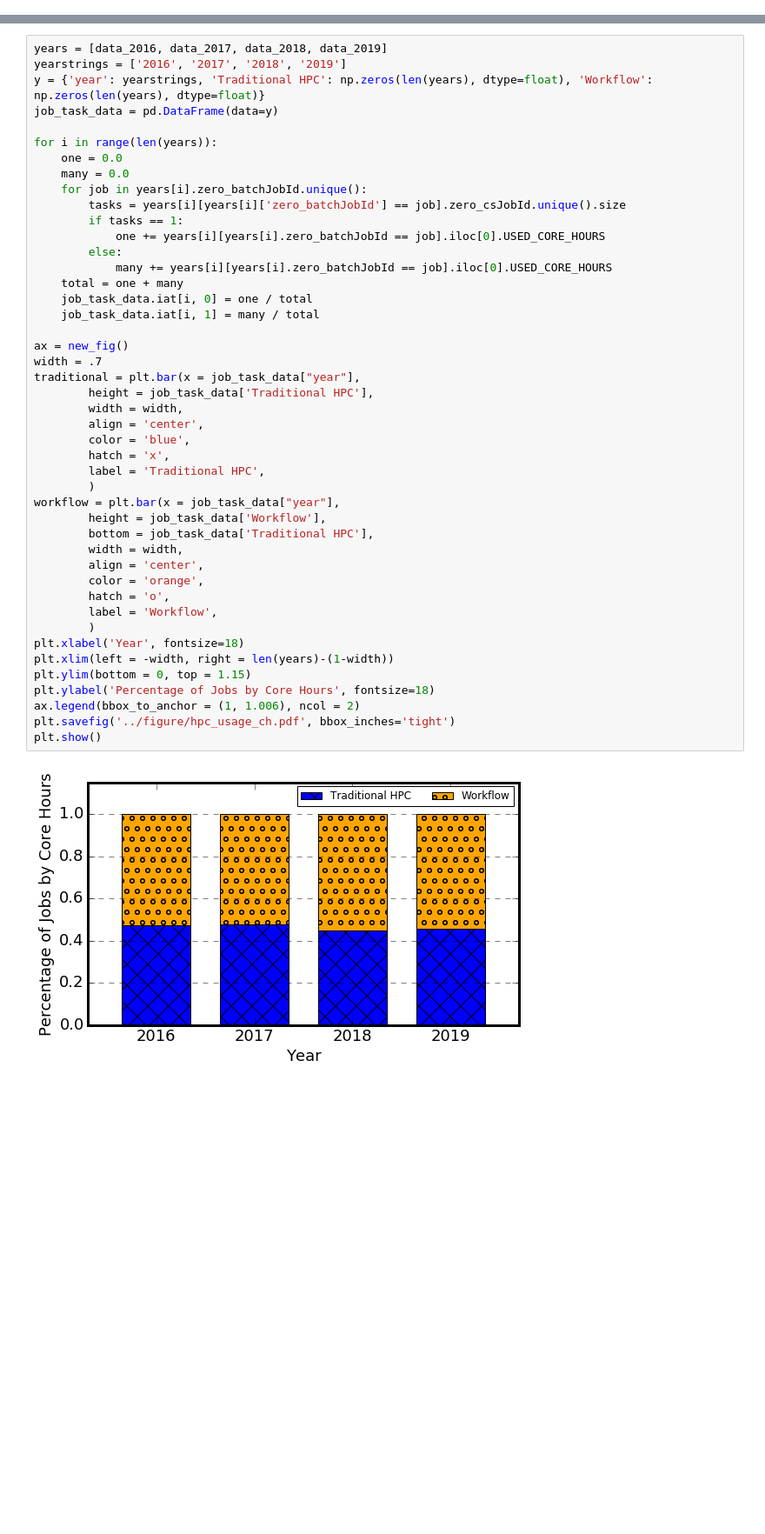
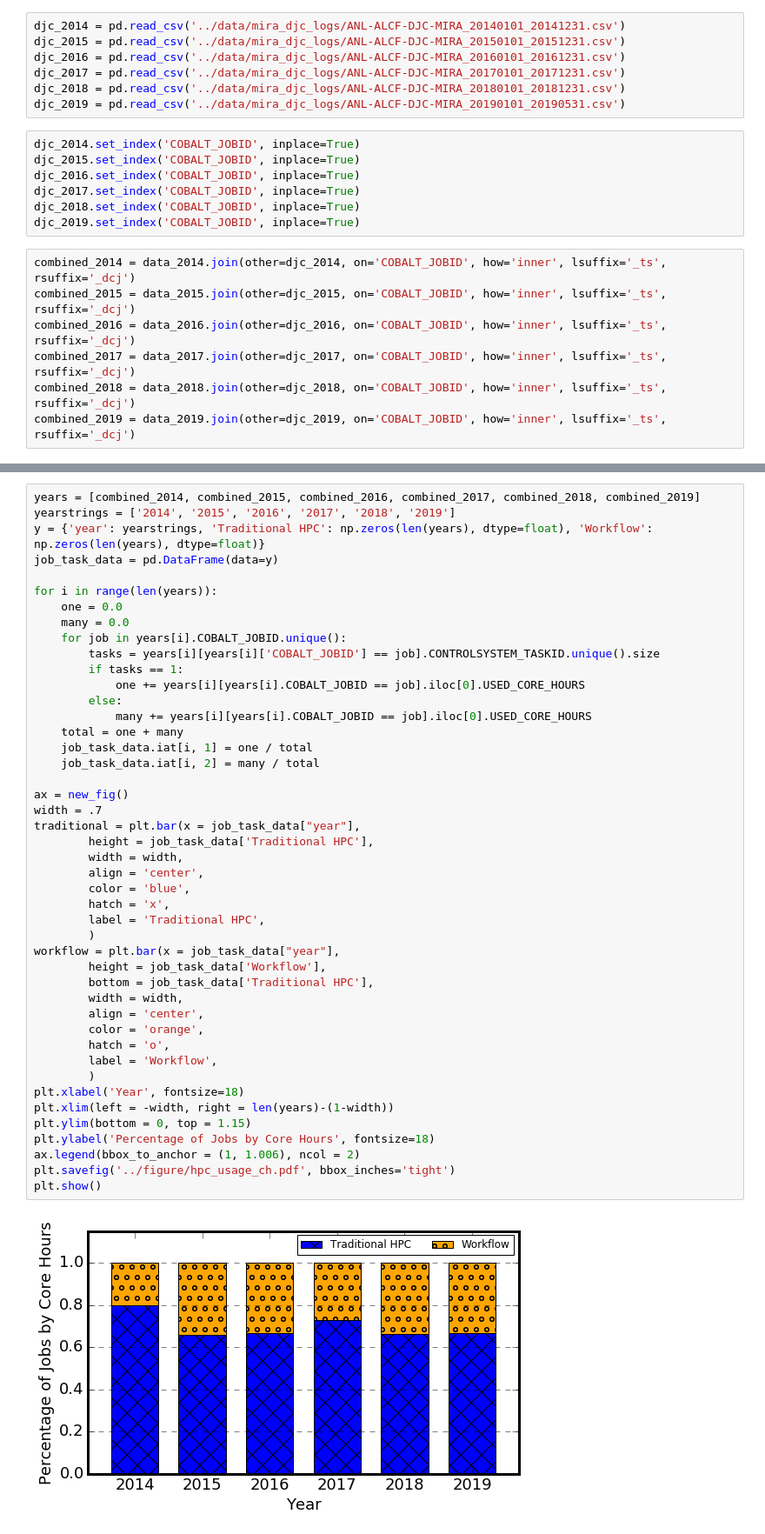
Before and after one commit to LuckierDodge/alcf-jupyter-notebooks, a Jupyter notebook: rlewis_nb/workflow_vs_hpc_new.ipynb, the cells around one changed output, grey strips where cells are left out. Shown: that part at 87% size. Cells and saved outputs as stored; diff of their text form; blank space fills up the shorter version.

```diff
--- a/rlewis_nb/workflow_vs_hpc_new.ipynb
+++ b/rlewis_nb/workflow_vs_hpc_new.ipynb
@@ -151,0 +144,21 @@ print(job_task_data)
+# %%
+djc_2014 = pd.read_csv('../data/mira_djc_logs/ANL-ALCF-DJC-MIRA_20140101_20141231.csv')
+djc_2015 = pd.read_csv('../data/mira_djc_logs/ANL-ALCF-DJC-MIRA_20150101_20151231.csv')
+djc_2016 = pd.read_csv('../data/mira_djc_logs/ANL-ALCF-DJC-MIRA_20160101_20161231.csv')
+djc_2017 = pd.read_csv('../data/mira_djc_logs/ANL-ALCF-DJC-MIRA_20170101_20171231.csv')
+djc_2018 = pd.read_csv('../data/mira_djc_logs/ANL-ALCF-DJC-MIRA_20180101_20181231.csv')
+djc_2019 = pd.read_csv('../data/mira_djc_logs/ANL-ALCF-DJC-MIRA_20190101_20190531.csv')
+# %%
+djc_2014.set_index('COBALT_JOBID', inplace=True)
+djc_2015.set_index('COBALT_JOBID', inplace=True)
+djc_2016.set_index('COBALT_JOBID', inplace=True)
+djc_2017.set_index('COBALT_JOBID', inplace=True)
+djc_2018.set_index('COBALT_JOBID', inplace=True)
+djc_2019.set_index('COBALT_JOBID', inplace=True)
+# %%
+combined_2014 = data_2014.join(other=djc_2014, on='COBALT_JOBID', how='inner', lsuffix='_ts', rsuffix='_dcj')
+combined_2015 = data_2015.join(other=djc_2015, on='COBALT_JOBID', how='inner', lsuffix='_ts', rsuffix='_dcj')
+combined_2016 = data_2016.join(other=djc_2016, on='COBALT_JOBID', how='inner', lsuffix='_ts', rsuffix='_dcj')
+combined_2017 = data_2017.join(other=djc_2017, on='COBALT_JOBID', how='inner', lsuffix='_ts', rsuffix='_dcj')
+combined_2018 = data_2018.join(other=djc_2018, on='COBALT_JOBID', how='inner', lsuffix='_ts', rsuffix='_dcj')
+combined_2019 = data_2019.join(other=djc_2019, on='COBALT_JOBID', how='inner', lsuffix='_ts', rsuffix='_dcj')
@@ -152,50 +167,50 @@ print(job_task_data)
 # %%
-years = [data_2016, data_2017, data_2018, data_2019]
-yearstrings = ['2016', '2017', '2018', '2019']
+years = [combined_2014, combined_2015, combined_2016, combined_2017, combined_2018, combined_2019]
+yearstrings = ['2014', '2015', '2016', '2017', '2018', '2019']
 y = {'year': yearstrings, 'Traditional HPC': np.zeros(len(years), dtype=float), 'Workflow': np.zeros(len(years), dtype=float)}
 job_task_data = pd.DataFrame(data=y)
 
 for i in range(len(years)):
     one = 0.0
     many = 0.0
-    for job in years[i].zero_batchJobId.unique():
-        tasks = years[i][years[i]['zero_batchJobId'] == job].zero_csJobId.unique().size
+    for job in years[i].COBALT_JOBID.unique():
+        tasks = years[i][years[i]['COBALT_JOBID'] == job].CONTROLSYSTEM_TASKID.unique().size
         if tasks == 1:
-            one += years[i][years[i].zero_batchJobId == job].iloc[0].USED_CORE_HOURS
+            one += years[i][years[i].COBALT_JOBID == job].iloc[0].USED_CORE_HOURS
         else:
-            many += years[i][years[i].zero_batchJobId == job].iloc[0].USED_CORE_HOURS
+            many += years[i][years[i].COBALT_JOBID == job].iloc[0].USED_CORE_HOURS
     total = one + many
-    job_task_data.iat[i, 0] = one / total
-    job_task_data.iat[i, 1] = many / total
+    job_task_data.iat[i, 1] = one / total
+    job_task_data.iat[i, 2] = many / total
 
 ax = new_fig()
 width = .7
 traditional = plt.bar(x = job_task_data["year"],
         height = job_task_data['Traditional HPC'],
         width = width,
         align = 'center',
         color = 'blue',
         hatch = 'x',
         label = 'Traditional HPC',
         )
 workflow = plt.bar(x = job_task_data["year"],
         height = job_task_data['Workflow'],
         bottom = job_task_data['Traditional HPC'],
         width = width,
         align = 'center',
         color = 'orange',
         hatch = 'o',
         label = 'Workflow',
         )
 plt.xlabel('Year', fontsize=18)
 plt.xlim(left = -width, right = len(years)-(1-width))
 plt.ylim(bottom = 0, top = 1.15)
 plt.ylabel('Percentage of Jobs by Core Hours', fontsize=18)
 ax.legend(bbox_to_anchor = (1, 1.006), ncol = 2)
 plt.savefig('../figure/hpc_usage_ch.pdf', bbox_inches='tight')
 plt.show()
 # %% [output]
-[figure, old version]
+[figure, new version]
 # %%
 print(job_task_data)
 # %% [output]
```
Also changed, not shown: parts of 9 cells of this notebook, 7 other files.
